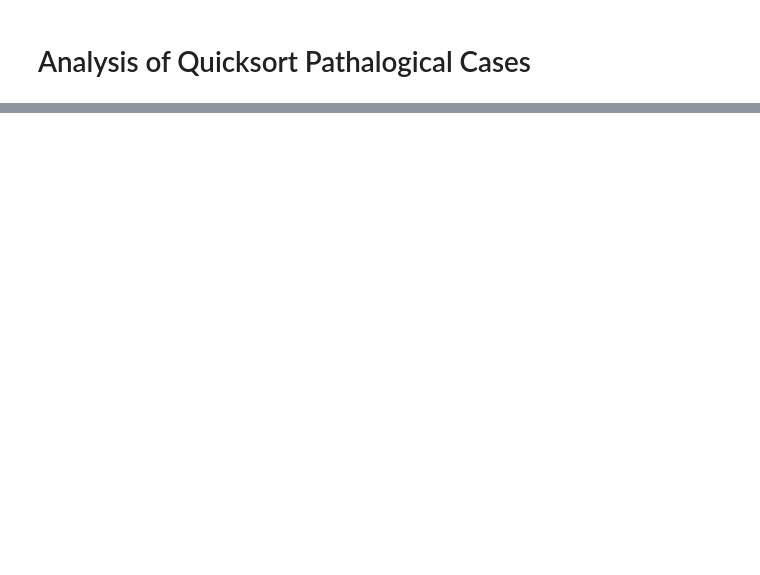
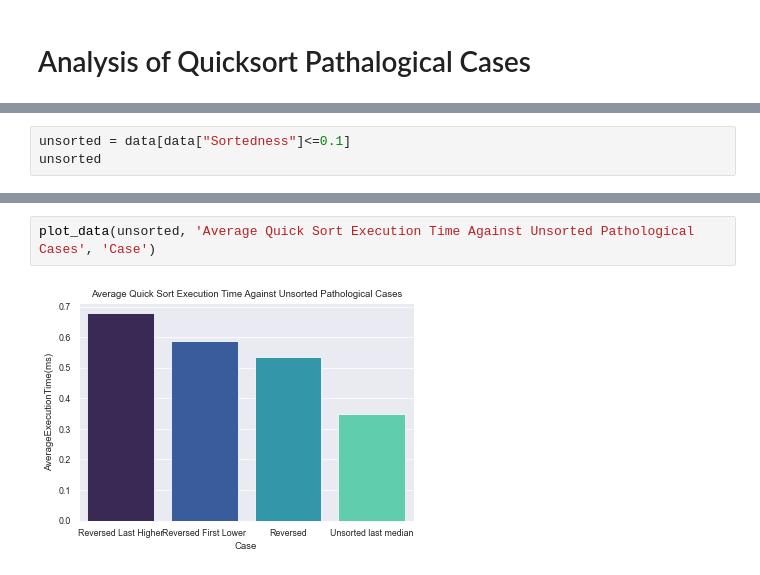
Before and after one commit to benhhack/Quick-Sort-Pathological-Case-Analysis, a Jupyter notebook: analysis.ipynb, the cells around one changed output, grey strips where cells are left out. Drawn from its saved outputs; the diff is of its cells as text; blank space fills up the shorter version.

```diff
--- a/analysis.ipynb
+++ b/analysis.ipynb
@@ -36,0 +79,3 @@ sns.barplot(x='Case', y='AverageExecutionTime', data = data,
+# %%
+unsorted = data[data["Sortedness"]<=0.1]
+unsorted
@@ -36,0 +88,4 @@ sns.barplot(x='Case', y='AverageExecutionTime', data = data,
+# %%
+plot_data(unsorted, 'Average Quick Sort Execution Time Against Unsorted Pathological Cases', 'Case')
+# %% [output]
+[figure, added]
```
Also changed, not shown: parts of 10 cells of this notebook, 6 other files.
